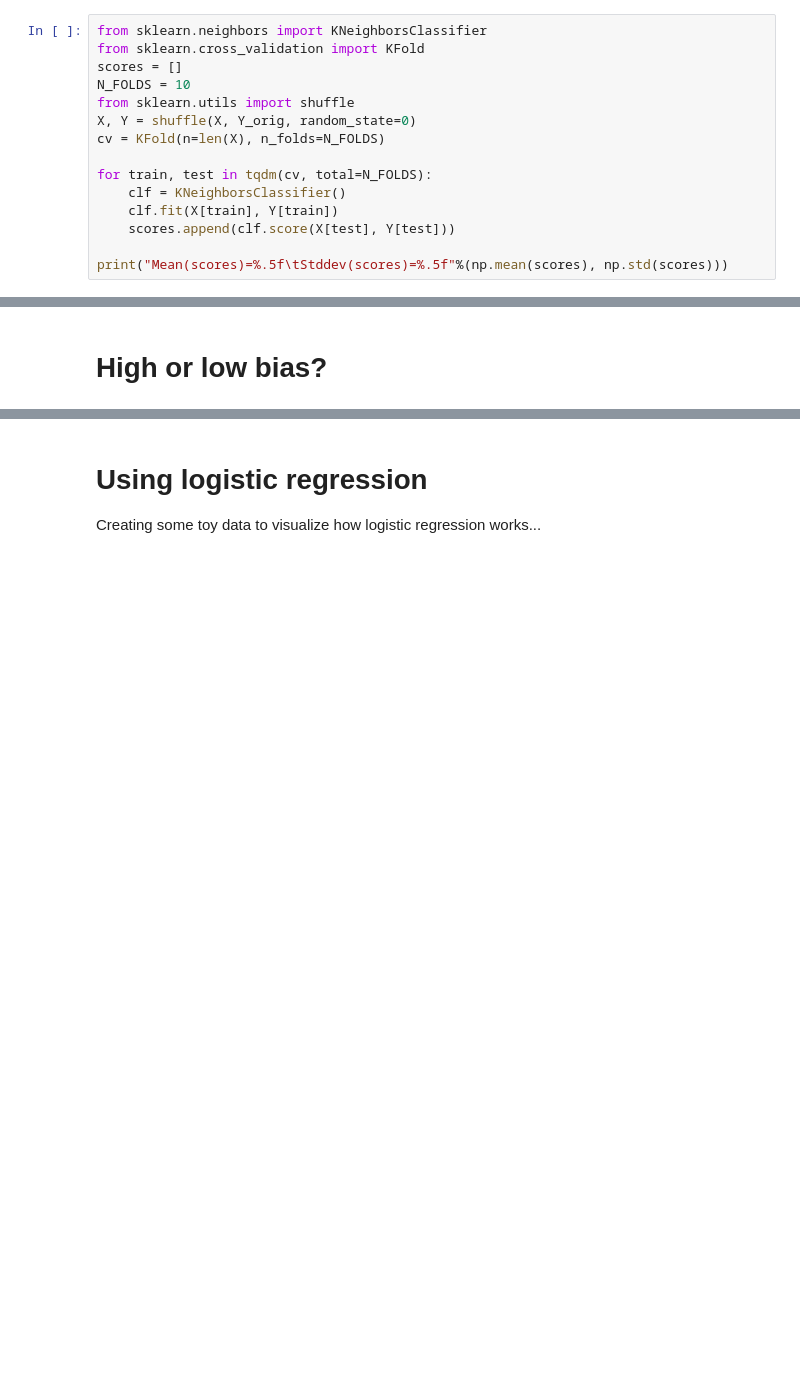
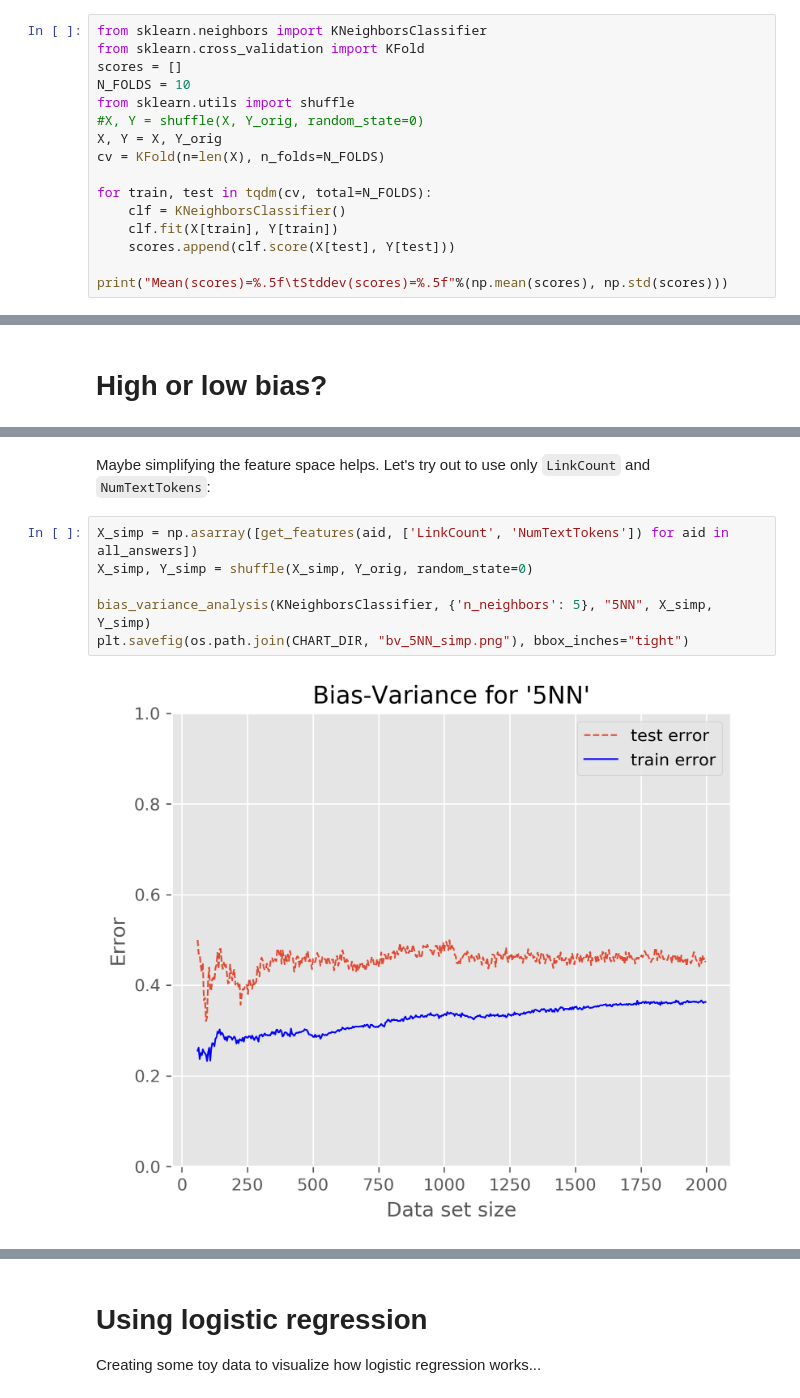
Before and after one commit to luispedro/BuildingMachineLearningSystemsWithPython, a Jupyter notebook: ch04_3rd/chapter_04.ipynb, the cells around one changed output, grey strips where cells are left out. Drawn from its saved outputs; the diff is of its cells as text; blank space fills up the shorter version.

```diff
--- a/ch04_3rd/chapter_04.ipynb
+++ b/ch04_3rd/chapter_04.ipynb
@@ -603,7 +645,8 @@ from sklearn.cross_validation import KFold
 scores = []
 N_FOLDS = 10
 from sklearn.utils import shuffle
-X, Y = shuffle(X, Y_orig, random_state=0)
+#X, Y = shuffle(X, Y_orig, random_state=0)
+X, Y = X, Y_orig
 cv = KFold(n=len(X), n_folds=N_FOLDS)
 
 for train, test in tqdm(cv, total=N_FOLDS):
@@ -875,0 +954,10 @@ bias_variance_analysis(KNeighborsClassifier, {'n_neighbors': 5}, "5NN", X, Y)
+# %% [markdown]
+Maybe simplifying the feature space helps. Let's try out to use only `LinkCount` and `NumTextTokens`:
+# %%
+X_simp = np.asarray([get_features(aid, ['LinkCount', 'NumTextTokens']) for aid in all_answers])
+X_simp, Y_simp = shuffle(X_simp, Y_orig, random_state=0)
+
+bias_variance_analysis(KNeighborsClassifier, {'n_neighbors': 5}, "5NN", X_simp, Y_simp)
+plt.savefig(os.path.join(CHART_DIR, "bv_5NN_simp.png"), bbox_inches="tight")
+# %% [output]
+[figure, added]
```
Also changed, not shown: parts of 39 cells of this notebook.
